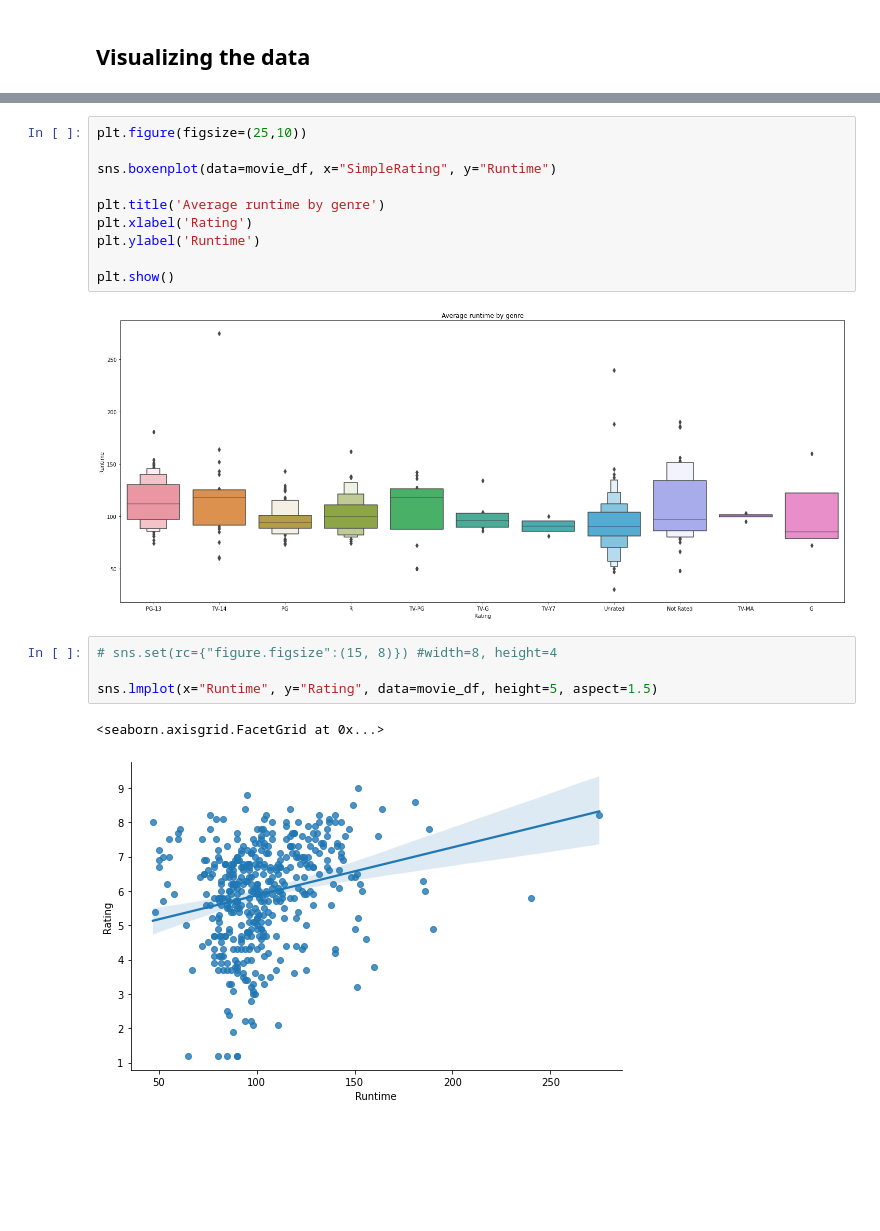
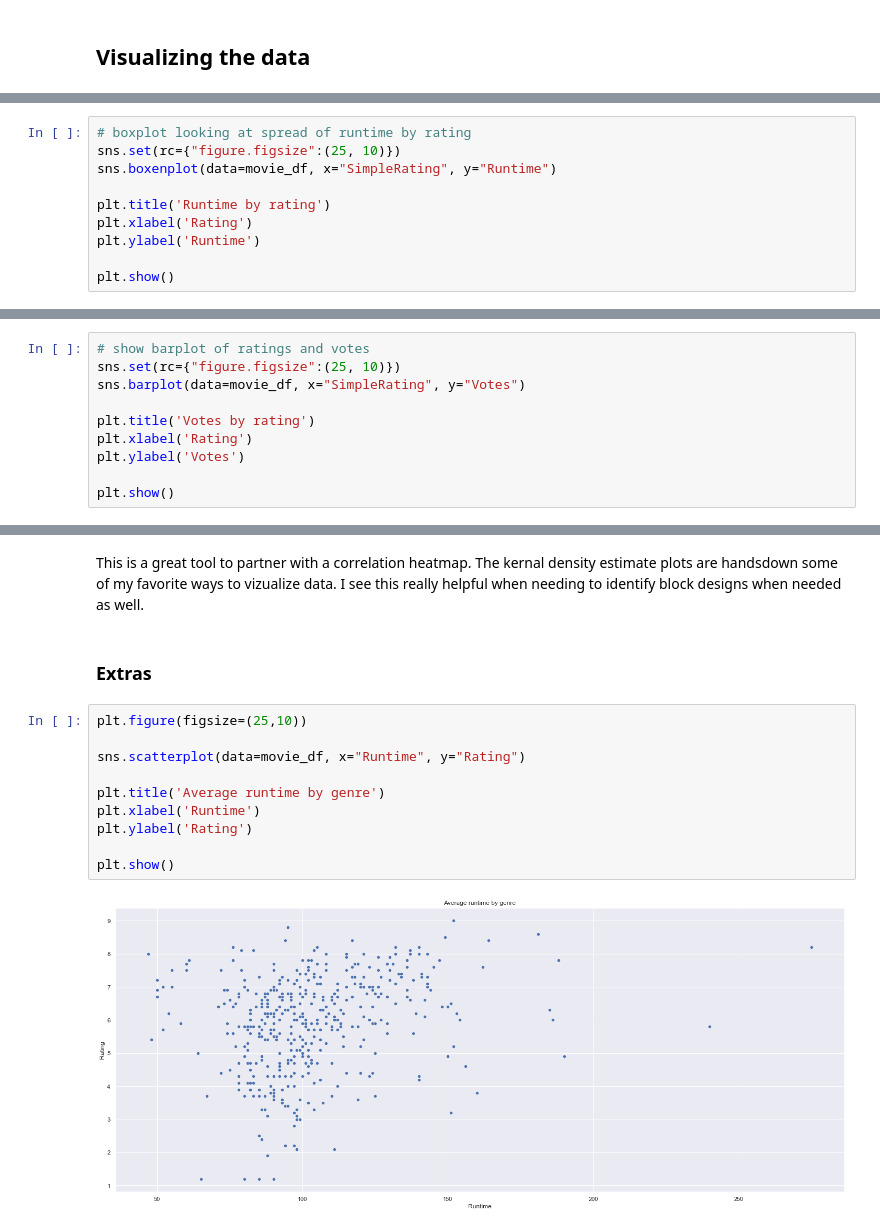
Before and after one commit to mattgraham93/DA320, a Jupyter notebook: assignments/MattGraham_Assignment4.ipynb, the cells around one changed output, grey strips where cells are left out. Saved outputs shown, nothing was run; the diff lists cells and outputs as text; blank space fills up the shorter version.

```diff
--- a/assignments/MattGraham_Assignment4.ipynb
+++ b/assignments/MattGraham_Assignment4.ipynb
@@ -85,0 +110,10 @@ Index(['ID', 'Title', 'Runtime', 'Rating', 'Votes', 'MPAARating',
+# %%
+# boxplot looking at spread of runtime by rating
+sns.set(rc={"figure.figsize":(25, 10)})
+sns.boxenplot(data=movie_df, x="SimpleRating", y="Runtime")
+
+plt.title('Runtime by rating')
+plt.xlabel('Rating')
+plt.ylabel('Runtime')
+
+plt.show()
@@ -85,0 +124,10 @@ Index(['ID', 'Title', 'Runtime', 'Rating', 'Votes', 'MPAARating',
+# %%
+# show barplot of ratings and votes
+sns.set(rc={"figure.figsize":(25, 10)})
+sns.barplot(data=movie_df, x="SimpleRating", y="Votes")
+
+plt.title('Votes by rating')
+plt.xlabel('Rating')
+plt.ylabel('Votes')
+
+plt.show()
@@ -86,19 +169,16 @@ Index(['ID', 'Title', 'Runtime', 'Rating', 'Votes', 'MPAARating',
+# %% [markdown]
+This is a great tool to partner with a correlation heatmap. The kernal density estimate plots are handsdown some of my favorite ways to vizualize data. I see this really helpful when needing to identify block designs when needed as well.
+# %% [markdown]
+### Extras
 # %%
 plt.figure(figsize=(25,10))
 
-sns.boxenplot(data=movie_df, x="SimpleRating", y="Runtime")
+sns.scatterplot(data=movie_df, x="Runtime", y="Rating")
 
 plt.title('Average runtime by genre')
-plt.xlabel('Rating')
-plt.ylabel('Runtime')
+plt.xlabel('Runtime')
+plt.ylabel('Rating')
 
 plt.show()
 # %% [output]
-[figure, old version]
+[figure, new version]
-# %%
-# sns.set(rc={"figure.figsize":(15, 8)}) #width=8, height=4
-
-sns.lmplot(x="Runtime", y="Rating", data=movie_df, height=5, aspect=1.5)
-# %% [output]
-<seaborn.axisgrid.FacetGrid at 0x...>
-[figure, removed]
```
Also changed, not shown: parts of 30 cells of this notebook.
